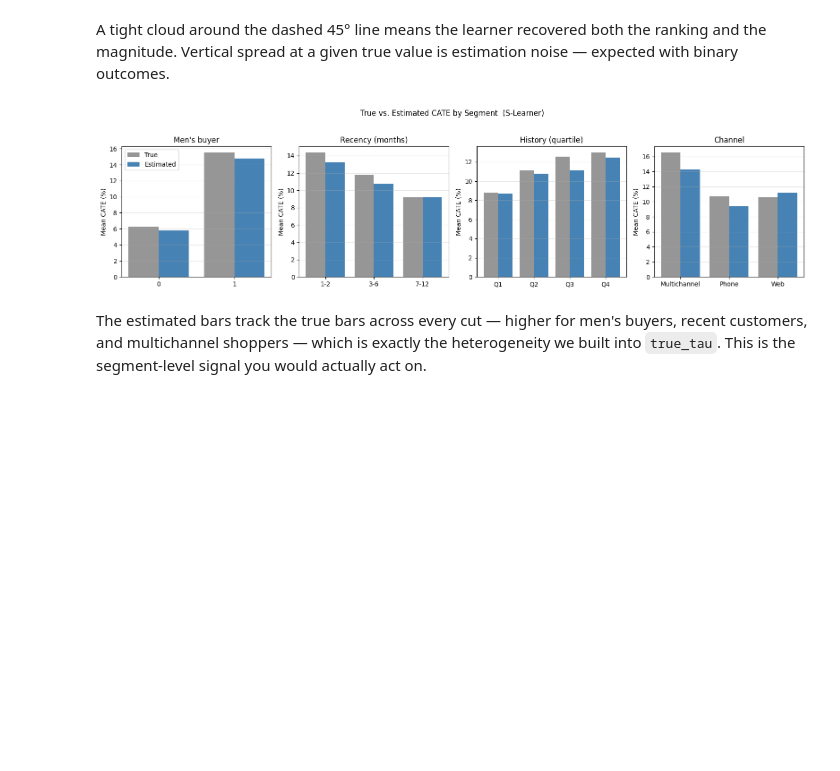
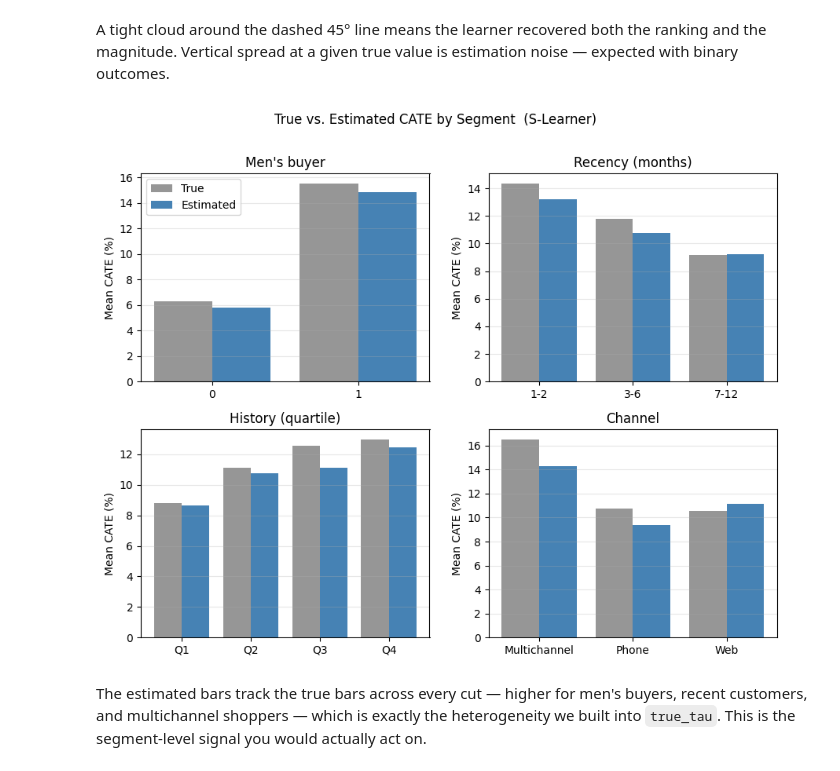
Before and after one commit to takechanman1228/marketing-science-in-python, a Jupyter notebook: notebooks/part3-causal-inference/sec3.5_meta_learners.ipynb, the cells around one changed output. Drawn from its saved outputs; the diff is of its cells as text; code cells hidden in the pictures; blank space fills up the shorter version.

```diff
--- a/notebooks/part3-causal-inference/sec3.5_meta_learners.ipynb
+++ b/notebooks/part3-causal-inference/sec3.5_meta_learners.ipynb
@@ -430,38 +430,38 @@ eval_df = pd.DataFrame({
 })
 # Recover readable segment columns aligned to the eval split.
 _, eval_idx = train_test_split(np.arange(len(df)), test_size=0.30,
                                stratify=T, random_state=RANDOM_STATE)
 eval_meta = df.iloc[eval_idx]
 eval_df['recency_bucket'] = pd.cut(eval_meta['recency'].to_numpy(),
                                    [0, 2, 6, 12], labels=['1-2', '3-6', '7-12'])
 eval_df['history_bucket'] = pd.qcut(eval_meta['history'].to_numpy(), 4,
                                     labels=['Q1', 'Q2', 'Q3', 'Q4'])
 eval_df['channel'] = eval_meta['channel'].to_numpy()
 
 dims = [
     ('mens', 'Men\'s buyer'),
     ('recency_bucket', 'Recency (months)'),
     ('history_bucket', 'History (quartile)'),
     ('channel', 'Channel'),
 ]
-fig, axes = plt.subplots(1, 4, figsize=(16, 4))
-for ax, (col, title) in zip(axes, dims):
+fig, axes = plt.subplots(2, 2, figsize=(9, 7))
+for ax, (col, title) in zip(axes.flat, dims):
     g = eval_df.groupby(col, observed=True)[['true_tau', 'est_cate']].mean()
     xpos = np.arange(len(g))
     ax.bar(xpos - 0.2, g['true_tau'] * 100, width=0.4, label='True', color='#969696')
     ax.bar(xpos + 0.2, g['est_cate'] * 100, width=0.4, label='Estimated', color='steelblue')
     ax.set_xticks(xpos)
     ax.set_xticklabels([str(i) for i in g.index], rotation=0)
     ax.set_title(title)
     ax.set_ylabel('Mean CATE (%)')
     ax.grid(alpha=0.3, axis='y')
-axes[0].legend()
-plt.suptitle(f'True vs. Estimated CATE by Segment  ({representative})', y=1.03)
+axes.flat[0].legend()
+plt.suptitle(f'True vs. Estimated CATE by Segment  ({representative})', y=1.01)
 plt.tight_layout()
 savefig(fig, 'cate_by_segment.png')
 plt.show()
 # %% [output]
-[figure, old version]
+[figure, new version]
 # %% [markdown]
 The estimated bars track the true bars across every cut — higher for men's
 buyers, recent customers, and multichannel shoppers — which is exactly the
```
Also changed, not shown: parts of 3 cells of this notebook, 1 other file.
